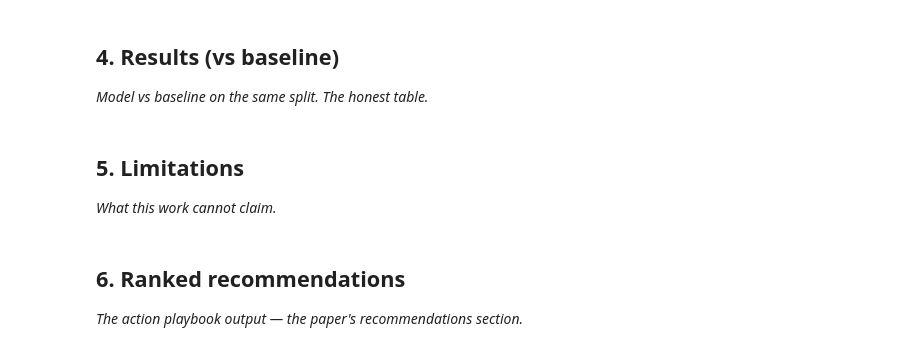
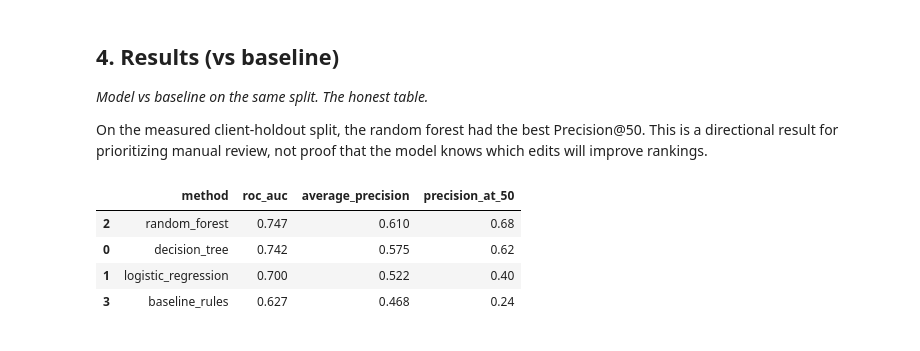
Before and after one commit to SDlel/ml-assignments, a Jupyter notebook: work/notebooks/capstone.ipynb, the cells around one changed output. Drawn from its saved outputs; the diff is of its cells as text; code cells hidden in the pictures.

```diff
--- a/work/notebooks/capstone.ipynb
+++ b/work/notebooks/capstone.ipynb
@@ -22,11 +104,30 @@ This skeleton is yours to fill. Work the sections **in order** — each one has
 ## 4. Results (vs baseline)
 
 *Model vs baseline on the same split. The honest table.*
+
+On the measured client-holdout split, the random forest had the best Precision@50. This is a directional result for prioritizing manual review, not proof that the model knows which edits will improve rankings.
-# %% [markdown]
-## 5. Limitations
-
-*What this work cannot claim.*
-# %% [markdown]
-## 6. Ranked recommendations
-
-*The action playbook output — the paper's recommendations section.*
+# %%
+result_rows = []
+for name, metrics in model_results["models"].items():
+    result_rows.append({
+        "method": name,
+        "roc_auc": metrics["roc_auc"],
+        "average_precision": metrics["average_precision"],
+        "precision_at_50": metrics["precision_at_50"],
+    })
+baseline = model_results["baseline"]
+result_rows.append({
+    "method": "baseline_rules",
+    "roc_auc": baseline["baseline_roc_auc"],
+    "average_precision": baseline["baseline_average_precision"],
+    "precision_at_50": baseline["baseline_precision_at_50"],
+})
+results_table = pd.DataFrame(result_rows).sort_values("precision_at_50", ascending=False)
+results_table.to_csv(WORK_OUTPUTS / "capstone_results_vs_baseline.csv", index=False)
+results_table.round(3)
+# %% [output]
+|  | method | roc_auc | average_precision | precision_at_50 |
+| 2 | random_forest | 0.747 | 0.610 | 0.68 |
+| 0 | decision_tree | 0.742 | 0.575 | 0.62 |
+| 1 | logistic_regression | 0.700 | 0.522 | 0.40 |
+| 3 | baseline_rules | 0.627 | 0.468 | 0.24 |
```
Also changed, not shown: parts of 17 cells of this notebook, 12 other files.
